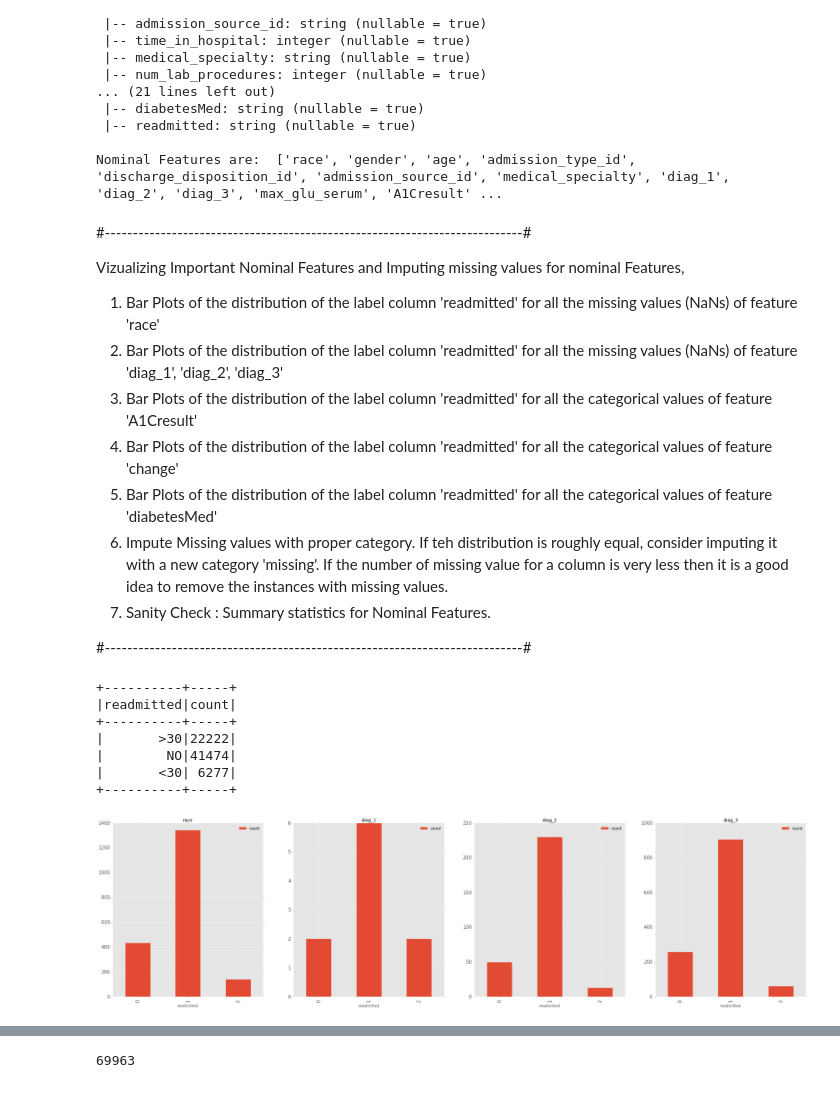
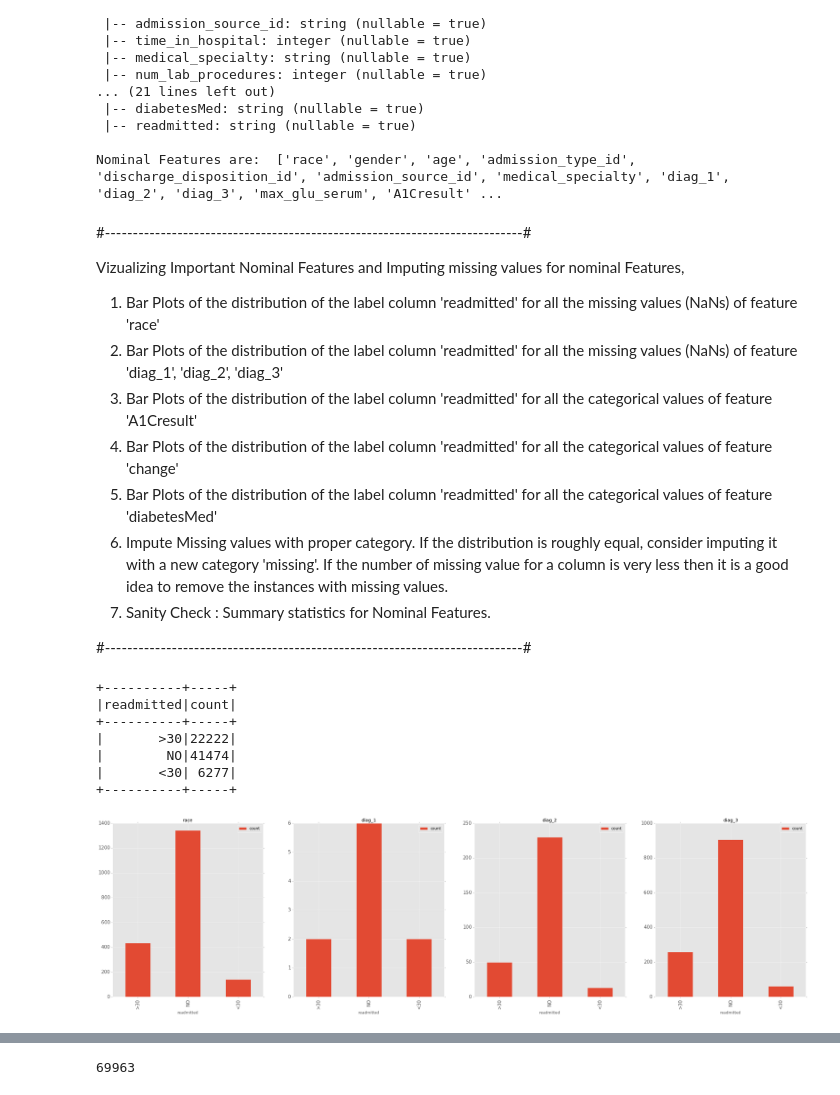
Before and after one commit to Sardhendu/Data-Science-Projects, a Jupyter notebook: Diabetic_ReAdmission.ipynb, the cells around one changed output, grey strips where cells are left out. Saved outputs shown, nothing was run; the diff lists cells and outputs as text; code cells hidden in the pictures.

```diff
--- a/Diabetic_ReAdmission.ipynb
+++ b/Diabetic_ReAdmission.ipynb
@@ -456,7 +456,7 @@ Vizualizing Important Nominal Features and Imputing missing values for nominal F
 3. Bar Plots of the distribution of the label column 'readmitted' for all the categorical values of feature 'A1Cresult'
 4. Bar Plots of the distribution of the label column 'readmitted' for all the categorical values of feature 'change'
 5. Bar Plots of the distribution of the label column 'readmitted' for all the categorical values of feature 'diabetesMed'
-6. Impute Missing values with proper category. If teh distribution is roughly equal, consider imputing it with a new category 'missing'.
+6. Impute Missing values with proper category. If the distribution is roughly equal, consider imputing it with a new category 'missing'.
    If the number of missing value for a column is very less then it is a good idea to remove the instances with missing values.
 7. Sanity Check : Summary statistics for Nominal Features.
 
@@ -470,8 +470,8 @@ from pandas.tools.plotting import scatter_matrix
 matplotlib.style.use('ggplot')
 %matplotlib inline
 
-def vizualize(dataFrameArray, rows, columns, figsize, xlabels=None, title_arr=None, plot='hist'):
-#     plt.xticks(fontsize = 10)
+
+def vizualize(dataFrameArray, rows, columns, figsize=(40,20), xlabels=None, ylabels=None, titles=None, plot='hist'):
     fig1, axs = plt.subplots(rows,columns, figsize=figsize, facecolor='w', edgecolor='k')   #
     axs = axs.ravel()
     for num, dataFrame in enumerate(dataFrameArray):
@@ -480,38 +480,46 @@ def vizualize(dataFrameArray, rows, columns, figsize, xlabels=None, title_arr=No
         elif plot=='box':
             dataFrame.plot.box(vert=True, ax=axs[num], fontsize = 15)
         elif plot=='bar':
-            dataFrame.plot.bar(ax=axs[num], fontsize=15, title=title_arr[num])
+            dataFrame.plot.bar(x=xlabels[num], y=ylabels[num], ax=axs[num], fontsize=15)
+#             sns.barplot(x=xlabels[num], y=ylabels[num], ax=axs[num], data=dataFrame, palette="Greens_d");
 
-        if xlabels:
-            axs[num].set_xlabel(xlabels)
+#         if xlabels is not None:
+#             axs[num].set_xlabel(xlabels[num])
+
+        if titles is not None:
+            axs[num].set_title(titles[num])
 # %%
 ###############################################################
 # 1. Bar Plots of the distribution of the label column 'readmitted'
 #   for all the missing values (NaNs) of feature 'race'
 # 2. Bar Plots of the distribution of the label column 'readmitted'
 #   for all the missing values (NaNs) of feature 'diag_1', 'diag_2', 'diag_3'
 ###############################################################
 
 # Lets us look at teh distribution of the labels and other columns for the missing values
 
 diabeticCleanDF.groupBy('readmitted').count().show()
 df1 = diabeticCleanDF.select('readmitted').where(func.col('race') == 'NaN').groupBy('readmitted').count().toPandas()
 df2 = diabeticCleanDF.select('readmitted').where(func.col('diag_1') == 'NaN').groupBy('readmitted').count().toPandas()
 df3 = diabeticCleanDF.select('readmitted').where(func.col('diag_2') == 'NaN').groupBy('readmitted').count().toPandas()
 df4 = diabeticCleanDF.select('readmitted').where(func.col('diag_3') == 'NaN').groupBy('readmitted').count().toPandas()
 
 # df1.head()
 # # medical_specialty
-vizualize([df1,df2,df3,df4], rows=1, columns=4, figsize=(40, 10), xlabels='readmitted', title_arr=['race','diag_1','diag_2','diag_3'], plot='bar')
+vizualize([df1,df2,df3,df4], rows=1, columns=4, figsize=(40, 10),
+          xlabels=['readmitted','readmitted','readmitted','readmitted'],
+          ylabels=['count','count','count','count'],
+          titles=['race','diag_1','diag_2','diag_3'],
+          plot='bar')
 # %% [output]
 +----------+-----+
 |readmitted|count|
 +----------+-----+
 |       >30|22222|
 |        NO|41474|
 |       <30| 6277|
 +----------+-----+
-[figure, old version]
+[figure, new version]
 # %%
 ###############################################################
 # 3. Bar Plots of the distribution of the label column 'readmitted'
```
Also changed, not shown: parts of 15 cells of this notebook, 9 other files.
